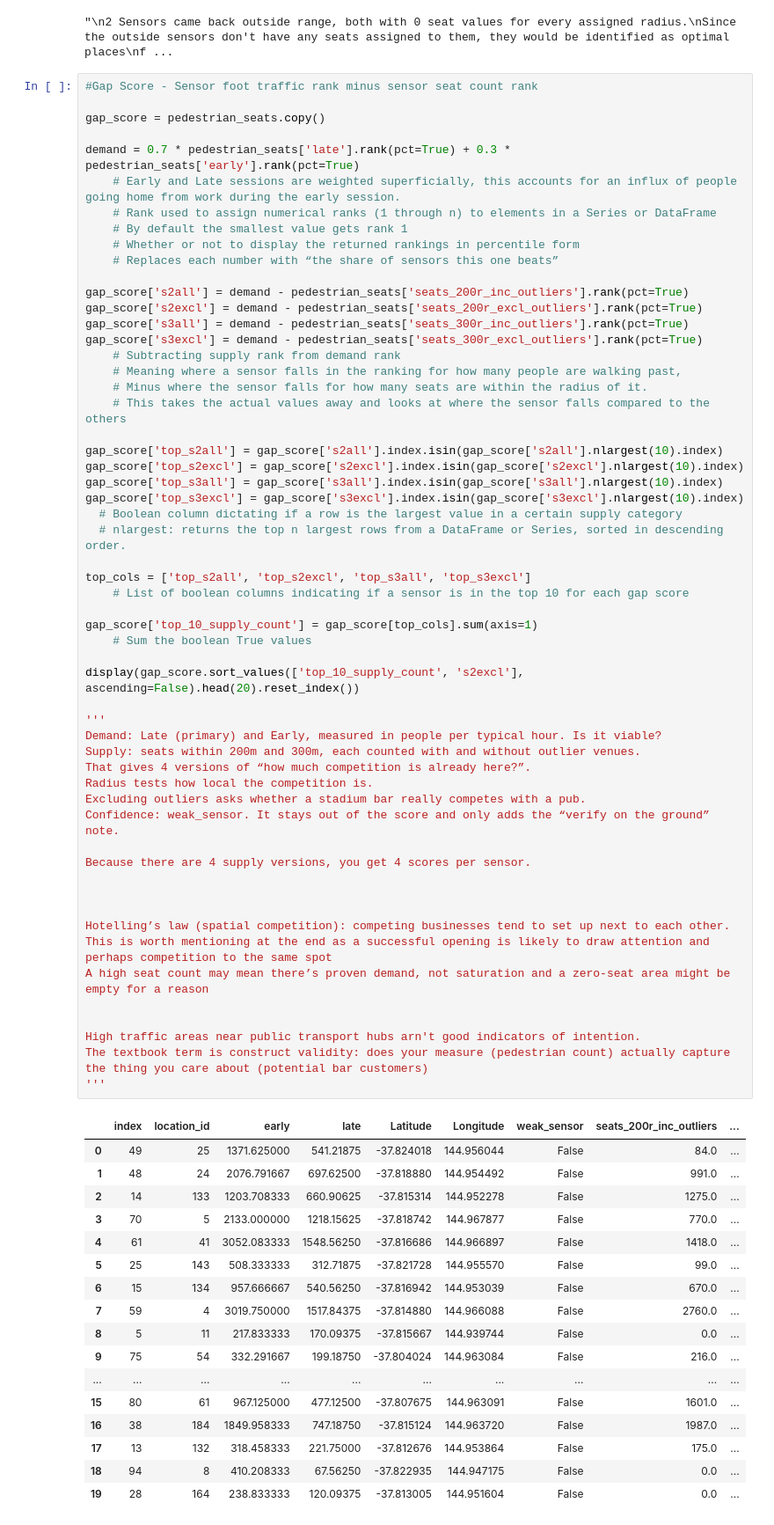
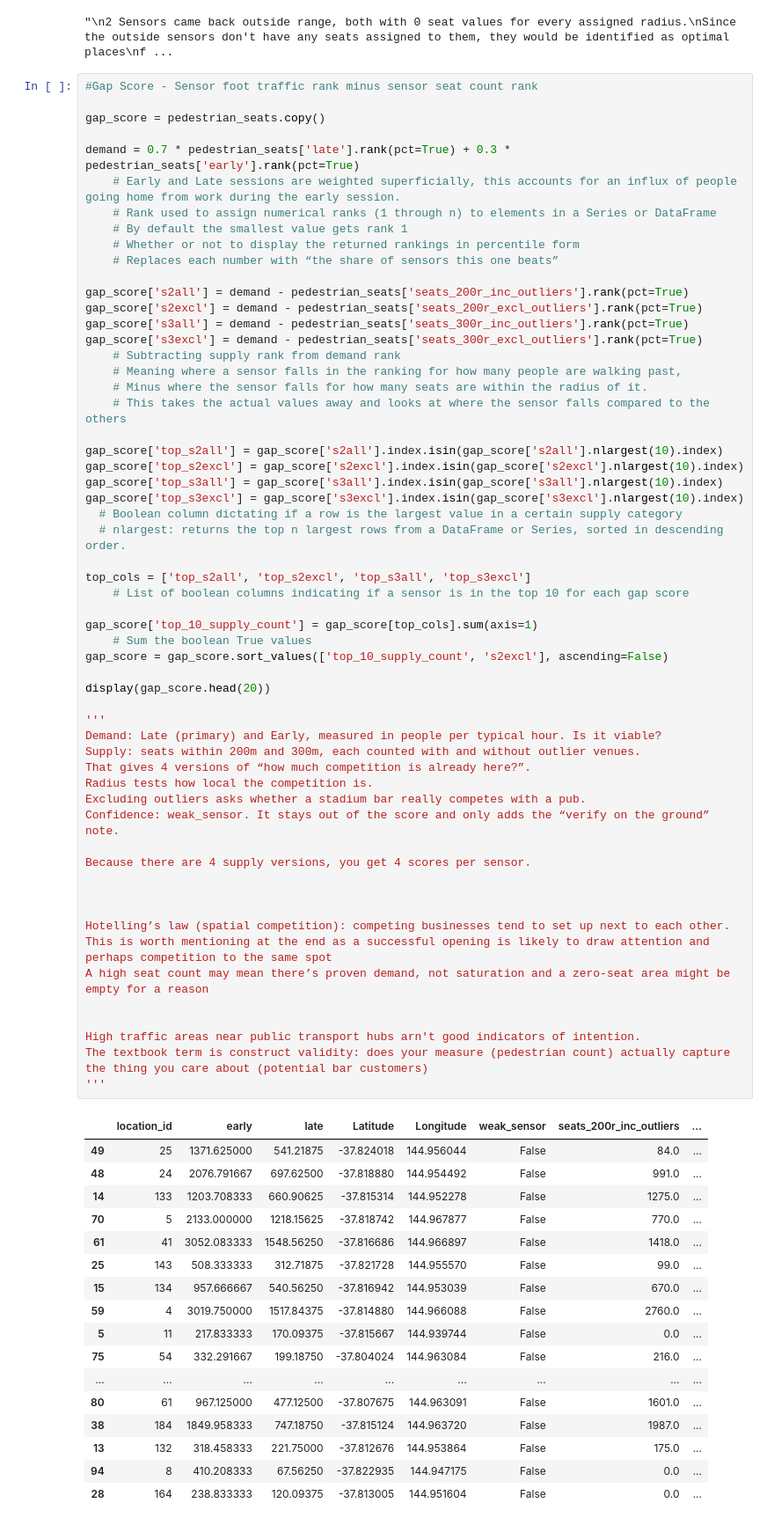
Before and after one commit to jptrainor4-glitch/Data-Analytics, a Jupyter notebook: Bar_Seats_per_sensor.ipynb, the cells around one changed output. Shown at 88% size. Drawn from its saved outputs; the diff is of its cells as text.

```diff
--- a/Bar_Seats_per_sensor.ipynb
+++ b/Bar_Seats_per_sensor.ipynb
@@ -220,48 +220,49 @@ gap_score['top_s3excl'] = gap_score['s3excl'].index.isin(gap_score['s3excl'].nla
   # nlargest: returns the top n largest rows from a DataFrame or Series, sorted in descending order.
 
 top_cols = ['top_s2all', 'top_s2excl', 'top_s3all', 'top_s3excl']
     # List of boolean columns indicating if a sensor is in the top 10 for each gap score
 
 gap_score['top_10_supply_count'] = gap_score[top_cols].sum(axis=1)
     # Sum the boolean True values
+gap_score = gap_score.sort_values(['top_10_supply_count', 's2excl'], ascending=False)
 
-display(gap_score.sort_values(['top_10_supply_count', 's2excl'], ascending=False).head(20).reset_index())
+display(gap_score.head(20))
 
 '''
 Demand: Late (primary) and Early, measured in people per typical hour. Is it viable?
 Supply: seats within 200m and 300m, each counted with and without outlier venues.
 That gives 4 versions of “how much competition is already here?”.
 Radius tests how local the competition is.
 Excluding outliers asks whether a stadium bar really competes with a pub.
 Confidence: weak_sensor. It stays out of the score and only adds the “verify on the ground” note.
 
 Because there are 4 supply versions, you get 4 scores per sensor.
 
 
 
 Hotelling’s law (spatial competition): competing businesses tend to set up next to each other.
 This is worth mentioning at the end as a successful opening is likely to draw attention and perhaps competition to the same spot
 A high seat count may mean there’s proven demand, not saturation and a zero-seat area might be empty for a reason
 
 
 High traffic areas near public transport hubs arn't good indicators of intention.
 The textbook term is construct validity: does your measure (pedestrian count) actually capture the thing you care about (potential bar customers)
 '''
 # %% [output]
-|  | index | location_id | early | late | Latitude | Longitude | weak_sensor | seats_200r_inc_outliers | ... |
-| 0 | 49 | 25 | 1371.625000 | 541.21875 | -37.824018 | 144.956044 | False | 84.0 | ... |
-| 1 | 48 | 24 | 2076.791667 | 697.62500 | -37.818880 | 144.954492 | False | 991.0 | ... |
-| 2 | 14 | 133 | 1203.708333 | 660.90625 | -37.815314 | 144.952278 | False | 1275.0 | ... |
-| 3 | 70 | 5 | 2133.000000 | 1218.15625 | -37.818742 | 144.967877 | False | 770.0 | ... |
-| 4 | 61 | 41 | 3052.083333 | 1548.56250 | -37.816686 | 144.966897 | False | 1418.0 | ... |
-| 5 | 25 | 143 | 508.333333 | 312.71875 | -37.821728 | 144.955570 | False | 99.0 | ... |
-| 6 | 15 | 134 | 957.666667 | 540.56250 | -37.816942 | 144.953039 | False | 670.0 | ... |
-| 7 | 59 | 4 | 3019.750000 | 1517.84375 | -37.814880 | 144.966088 | False | 2760.0 | ... |
-| 8 | 5 | 11 | 217.833333 | 170.09375 | -37.815667 | 144.939744 | False | 0.0 | ... |
-| 9 | 75 | 54 | 332.291667 | 199.18750 | -37.804024 | 144.963084 | False | 216.0 | ... |
-| ... | ... | ... | ... | ... | ... | ... | ... | ... | ... |
-| 15 | 80 | 61 | 967.125000 | 477.12500 | -37.807675 | 144.963091 | False | 1601.0 | ... |
-| 16 | 38 | 184 | 1849.958333 | 747.18750 | -37.815124 | 144.963720 | False | 1987.0 | ... |
-| 17 | 13 | 132 | 318.458333 | 221.75000 | -37.812676 | 144.953864 | False | 175.0 | ... |
-| 18 | 94 | 8 | 410.208333 | 67.56250 | -37.822935 | 144.947175 | False | 0.0 | ... |
-| 19 | 28 | 164 | 238.833333 | 120.09375 | -37.813005 | 144.951604 | False | 0.0 | ... |
+|  | location_id | early | late | Latitude | Longitude | weak_sensor | seats_200r_inc_outliers | ... |
+| 49 | 25 | 1371.625000 | 541.21875 | -37.824018 | 144.956044 | False | 84.0 | ... |
+| 48 | 24 | 2076.791667 | 697.62500 | -37.818880 | 144.954492 | False | 991.0 | ... |
+| 14 | 133 | 1203.708333 | 660.90625 | -37.815314 | 144.952278 | False | 1275.0 | ... |
+| 70 | 5 | 2133.000000 | 1218.15625 | -37.818742 | 144.967877 | False | 770.0 | ... |
+| 61 | 41 | 3052.083333 | 1548.56250 | -37.816686 | 144.966897 | False | 1418.0 | ... |
+| 25 | 143 | 508.333333 | 312.71875 | -37.821728 | 144.955570 | False | 99.0 | ... |
+| 15 | 134 | 957.666667 | 540.56250 | -37.816942 | 144.953039 | False | 670.0 | ... |
+| 59 | 4 | 3019.750000 | 1517.84375 | -37.814880 | 144.966088 | False | 2760.0 | ... |
+| 5 | 11 | 217.833333 | 170.09375 | -37.815667 | 144.939744 | False | 0.0 | ... |
+| 75 | 54 | 332.291667 | 199.18750 | -37.804024 | 144.963084 | False | 216.0 | ... |
+| ... | ... | ... | ... | ... | ... | ... | ... | ... |
+| 80 | 61 | 967.125000 | 477.12500 | -37.807675 | 144.963091 | False | 1601.0 | ... |
+| 38 | 184 | 1849.958333 | 747.18750 | -37.815124 | 144.963720 | False | 1987.0 | ... |
+| 13 | 132 | 318.458333 | 221.75000 | -37.812676 | 144.953864 | False | 175.0 | ... |
+| 94 | 8 | 410.208333 | 67.56250 | -37.822935 | 144.947175 | False | 0.0 | ... |
+| 28 | 164 | 238.833333 | 120.09375 | -37.813005 | 144.951604 | False | 0.0 | ... |
```
Also changed, not shown: parts of 3 cells of this notebook.
